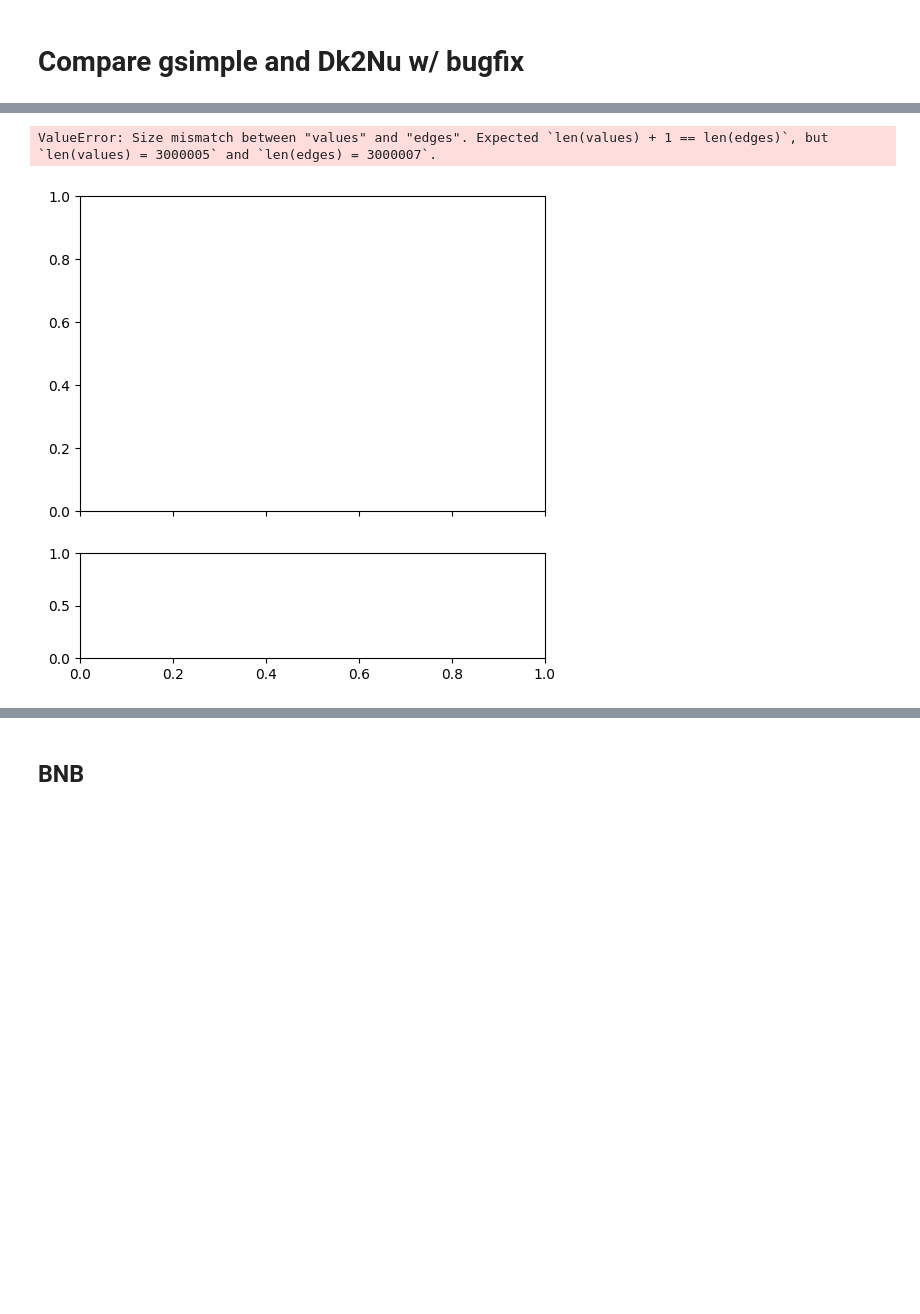
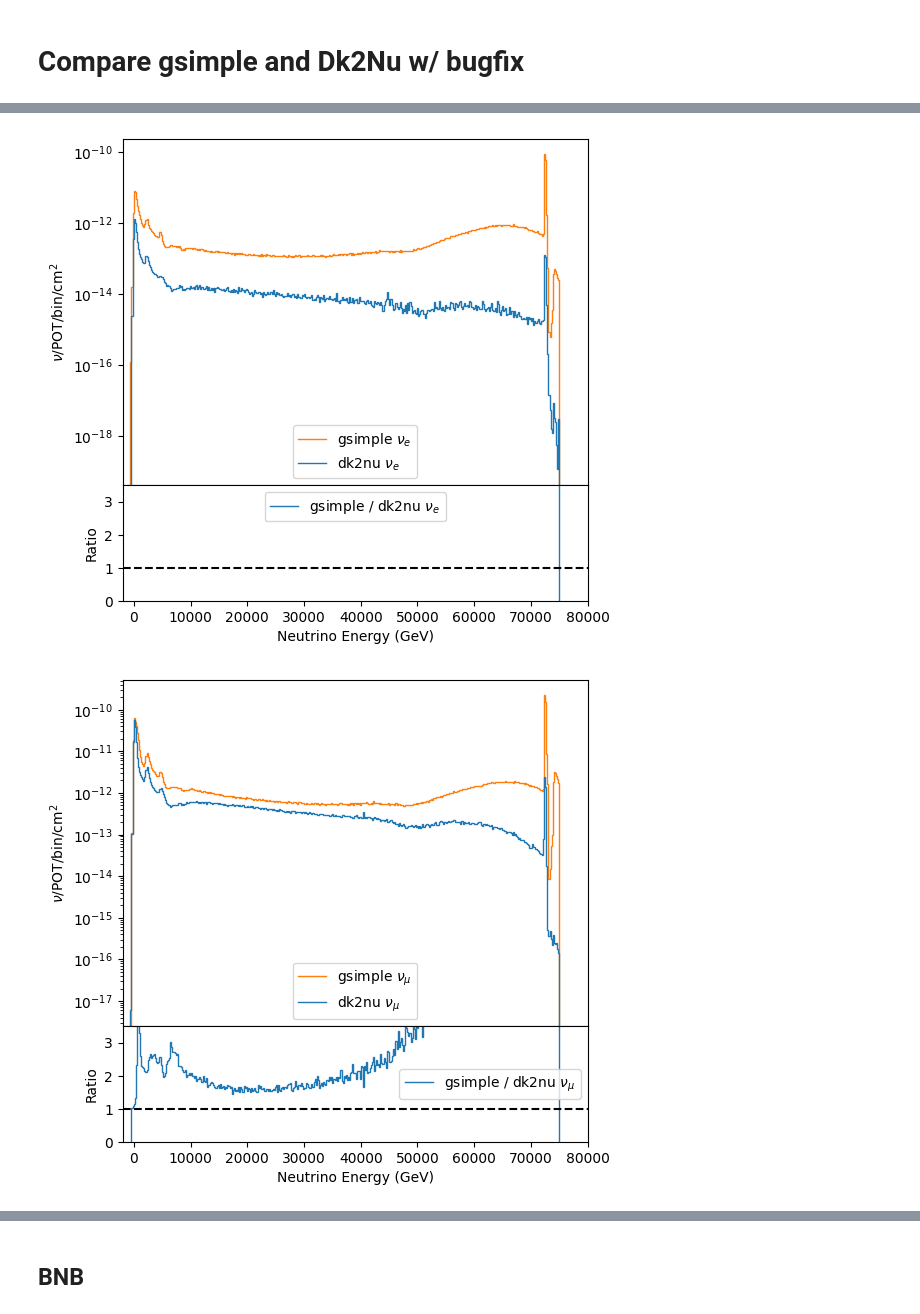
Before and after one commit to JoeBateman/uboone_epem_trident, a Jupyter notebook: cross_sections/rates_and_pot.ipynb, the cells around one changed output, grey strips where cells are left out. Saved outputs shown, nothing was run; the diff lists cells and outputs as text; code cells hidden in the pictures; blank space fills up the shorter version.

Commit message:
Updated cross sections with fixed flux

```diff
--- a/cross_sections/rates_and_pot.ipynb
+++ b/cross_sections/rates_and_pot.ipynb
@@ -29,8 +29,6 @@ def load_flux_file(beam='BNB', get_z=False, bin_norm=1):
         key = 'hz_{}_cv'
     else:
         key = 'hE_{}_cv'
-        if beam == 'BNB':
-            key = 'hE{}_cv'
 
 
     for flavour in ['nue', 'numu', 'nuebar', 'numubar']:
@@ -42,15 +40,15 @@ def load_flux_file(beam='BNB', get_z=False, bin_norm=1):
     flux_dict['bins'] = edges
     return flux_dict
 # %%
-beam = 'NuMI_FHC'
+beam = 'BNB'
 nu_flavour = 'numu' # PDG code for nu_mu
 
 flux_sf = 1#1/0.025 # per bin -> per 25 MeV
 
-plot_z = True
+plot_z = False
 
-x_threshold = -2000.0 # GeV
-x_max = 80000 # GeV
+x_threshold = 0 # GeV
+x_max = 10 # GeV
 
 name_dict = {
     'nue': r'$\nu_e$',
@@ -122,0 +121,20 @@ np.savetxt(filename, flux_arr.T, header='Energy (GeV) nue numu nuebar numubar',
+# %%
+flux_E = load_flux_file(beam='NuMI_RHC', get_z=False, bin_norm=1)
+flux_Z = load_flux_file(beam='NuMI_RHC', get_z=True, bin_norm=1)
+
+flavour = 'numu'
+flux_E_values = flux_E[flavour]
+flux_Z_values = flux_Z[flavour]
+
+print('N E enertries: ', np.sum(flux_E_values))
+print('N Z enertries: ', np.sum(flux_Z_values))
+
+flux_E = load_flux_file(beam='NuMI_gsimple_RHC', get_z=False, bin_norm=1)
+flux_Z = load_flux_file(beam='NuMI_gsimple_RHC', get_z=True, bin_norm=1)
+
+flavour = 'numu'
+flux_E_values = flux_E[flavour]
+flux_Z_values = flux_Z[flavour]
+
+print('N E enertries: ', np.sum(flux_E_values))
+print('N Z enertries: ', np.sum(flux_Z_values))
@@ -148,5 +223,5 @@ def rebin_hist(values, edges, threshold, new_bin_width):
 # %%
-horn_curr = 'FHC'
+horn_curr = 'RHC'
 plot_z = True
 
 if plot_z:
@@ -193,34 +268,34 @@ for flavour in ['nue', 'numu', 'nuebar', 'numubar']:
         rebin_gsimple_edges = gsimple_edges
         rebin_dk2nu_edges = dk2nu_edges
 
     plt.sca(ax[0])
     plt.stairs(gsimple_rebin, rebin_gsimple_edges, color='C1', label=f'gsimple {name_dict[flavour]}')
     plt.stairs(dk2nu_rebin, rebin_dk2nu_edges, color='C0', label=f'dk2nu {name_dict[flavour]}')
 
     plt.legend()
     plt.yscale('log')
     # plt.xlabel('Neutrino Energy (GeV)')
-    plt.ylabel(r'$\nu$/POT/25 MeV/cm$^{2}$')
+    plt.ylabel(r'$\nu$/POT/bin/cm$^{2}$')
     plt.xlim(x_threshold, x_max)
     # plt.ylim(1e-14, 1e-7)
     # plt.xlim(0, 5)
     plt.sca(ax[1])
 
     if len(gsimple_rebin) == len(dk2nu_rebin):
         ratio = np.array(gsimple_rebin) / np.array(dk2nu_rebin)
         plt.stairs(ratio, rebin_gsimple_edges, label=f'gsimple / dk2nu {name_dict[flavour]}')
     else:
         print(f"Warning: Length mismatch for {flavour}: gsimple_rebin has length {len(gsimple_rebin)}, dk2nu_rebin has length {len(dk2nu_rebin)}")
     plt.axhline(1, color='k', ls='--')
     plt.legend()
     plt.xlabel('Neutrino Energy (GeV)')
     plt.ylabel('Ratio')
-    plt.ylim(0, 2)
+    plt.ylim(0, 3.5)
     plt.xlim(x_threshold, x_max)
     # fig.tight_layout()
     # plt.suptitle(f'{horn_curr} Neutrino Flux at MicroBooNE')
     plt.subplots_adjust(wspace=0, hspace=0)
     plt.show()
 # %% [output]
-ValueError: Size mismatch between "values" and "edges". Expected `len(values) + 1 == len(edges)`, but `len(values) = 3000005` and `len(edges) = 3000007`.
-[figure, old version]
+[figure, new version]
+[figure, added]
```
Also changed, not shown: parts of 15 cells of this notebook.
